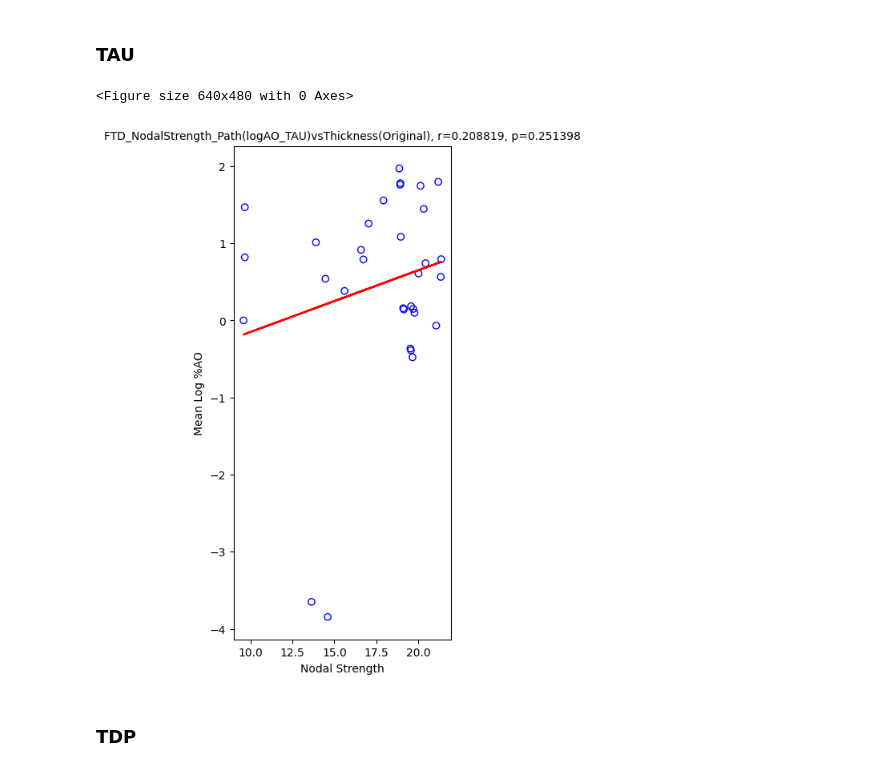
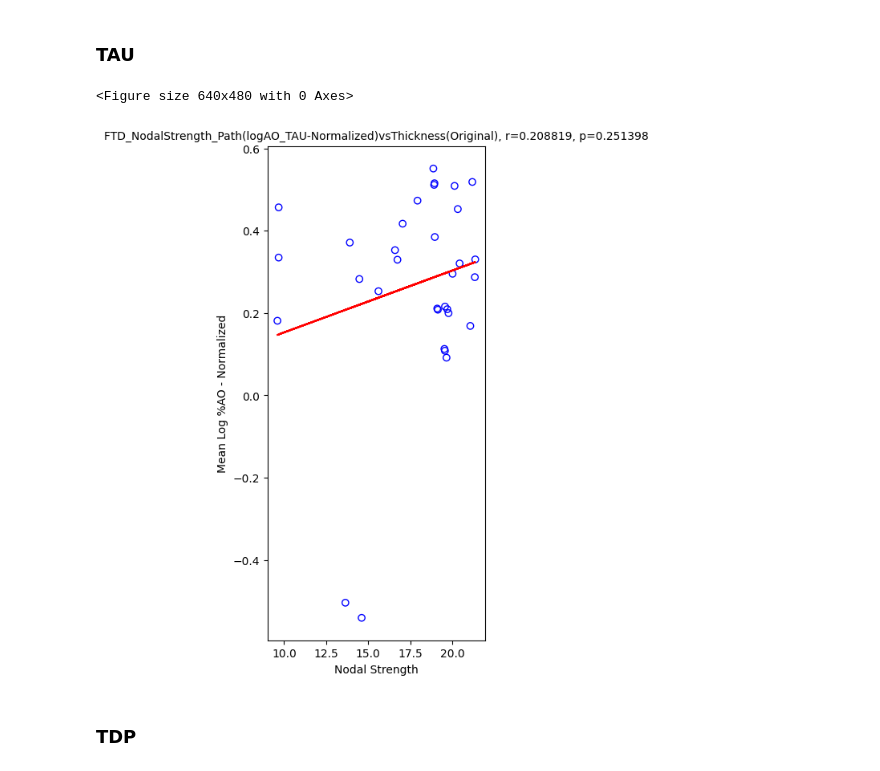
Before and after one commit to dontminchenit/mBIN, a Jupyter notebook: FTD_JupyterNotebook/Thickness_At_Pathology_Analysis/[6] Nodal Strength vs Thickness At Pathology.ipynb, the cells around one changed output. Cells and saved outputs as stored; diff of their text form; code cells hidden in the pictures.

```diff
--- a/FTD_JupyterNotebook/Thickness_At_Pathology_Analysis/[6] Nodal Strength vs Thickness At Pathology.ipynb
+++ b/FTD_JupyterNotebook/Thickness_At_Pathology_Analysis/[6] Nodal Strength vs Thickness At Pathology.ipynb
@@ -378,0 +383,7 @@ ns.nonZeroDegCorr(TDPnormVolAtPath_w_Drop, cov_normVolAtPath_w_dict_Drop["TDP"],
+# %%
+# Min/Max Range of Normalizing
+t_min = -1
+t_max = 1
+# %%
+# normalizing TAU EXCLUDING NaN!
+path_TAU_Drop_Norm = norm.normalize2d(path_TAU_Drop, t_min, t_max)
@@ -381,14 +395,14 @@ ns.nonZeroDegCorr(TDPnormVolAtPath_w_Drop, cov_normVolAtPath_w_dict_Drop["TDP"],
 # %% [markdown]
 ### TAU
 # %%
-ns.nonZeroDegCorr(path_TAU_Drop, cov_thickAtPath_dict_Drop["TAU"],
-                  'FTD_NodalStrength_Path(logAO_TAU)vsThickness(Original)',
-                  'Nodal Strength', 'Mean Log %AO',
-                  outputDir = thickAtPath_Fig, outputName = 'FTD_NodalStrength_Path(logAO_TAU)vsThickness(Original)',
+ns.nonZeroDegCorr(path_TAU_Drop_Norm, cov_thickAtPath_dict_Drop["TAU"],
+                  'FTD_NodalStrength_Path(logAO_TAU-Normalized)vsThickness(Original)',
+                  'Nodal Strength', 'Mean Log %AO - Normalized',
+                  outputDir = thickAtPath_Fig, outputName = 'FTD_NodalStrength_Path(logAO_TAU-Normalized)vsThickness(Original)',
                   linear_regression = True)
 # %% [output]
 <Figure size 640x480 with 0 Axes>
-[figure, old version]
+[figure, new version]
 # %% [markdown]
 ### TDP
 # %%
```
Also changed, not shown: parts of 14 cells of this notebook, 42 other files.
